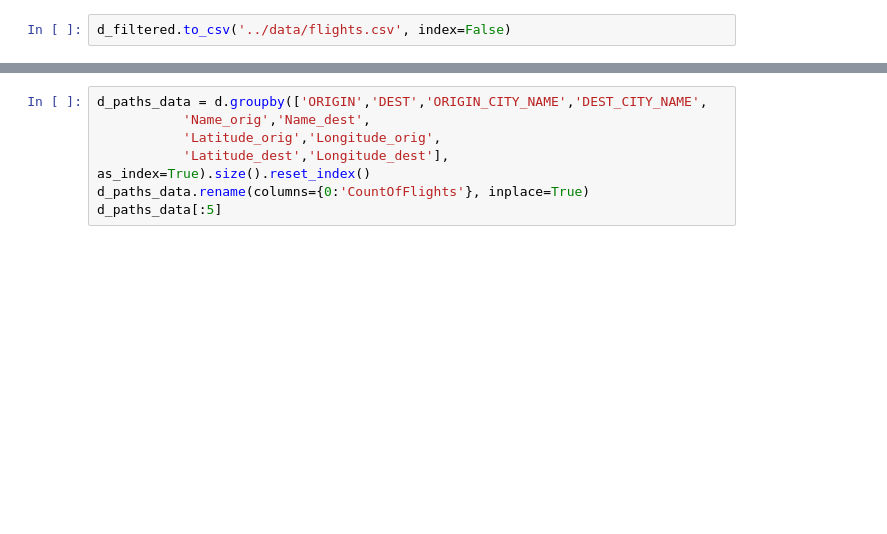
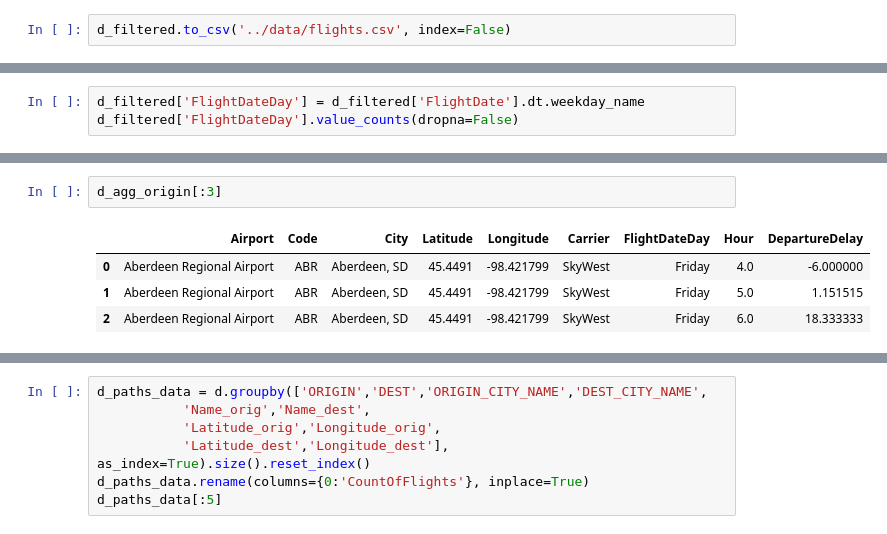
Before and after one commit to aenfield/bonvoyage, a Jupyter notebook: notebooks/CombineAndAugmentBTSData.ipynb, the cells around one changed output, grey strips where cells are left out. Cells and saved outputs as stored; diff of their text form; blank space fills up the shorter version.

```diff
--- a/notebooks/CombineAndAugmentBTSData.ipynb
+++ b/notebooks/CombineAndAugmentBTSData.ipynb
@@ -530,0 +557,3 @@ d_filtered.to_csv('../data/flights.csv', index=False)
+# %%
+d_filtered['FlightDateDay'] = d_filtered['FlightDate'].dt.weekday_name
+d_filtered['FlightDateDay'].value_counts(dropna=False)
@@ -530,0 +680,7 @@ d_filtered.to_csv('../data/flights.csv', index=False)
+# %%
+d_agg_origin[:3]
+# %% [output]
+|  | Airport | Code | City | Latitude | Longitude | Carrier | FlightDateDay | Hour | DepartureDelay |
+| 0 | Aberdeen Regional Airport | ABR | Aberdeen, SD | 45.4491 | -98.421799 | SkyWest | Friday | 4.0 | -6.000000 |
+| 1 | Aberdeen Regional Airport | ABR | Aberdeen, SD | 45.4491 | -98.421799 | SkyWest | Friday | 5.0 | 1.151515 |
+| 2 | Aberdeen Regional Airport | ABR | Aberdeen, SD | 45.4491 | -98.421799 | SkyWest | Friday | 6.0 | 18.333333 |
```
Also changed, not shown: parts of 20 cells of this notebook.
